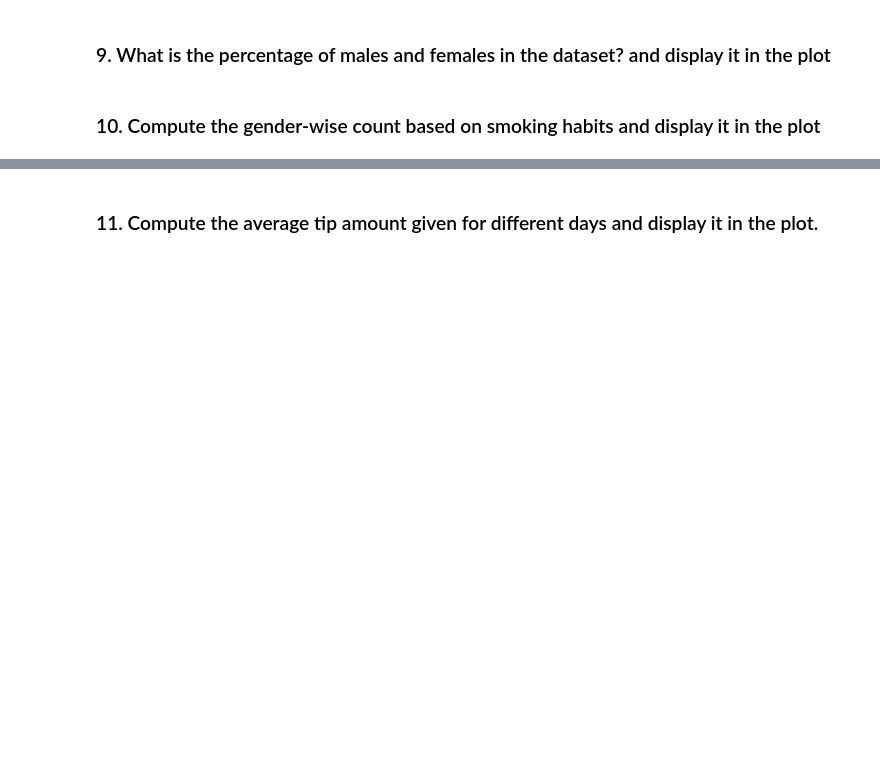
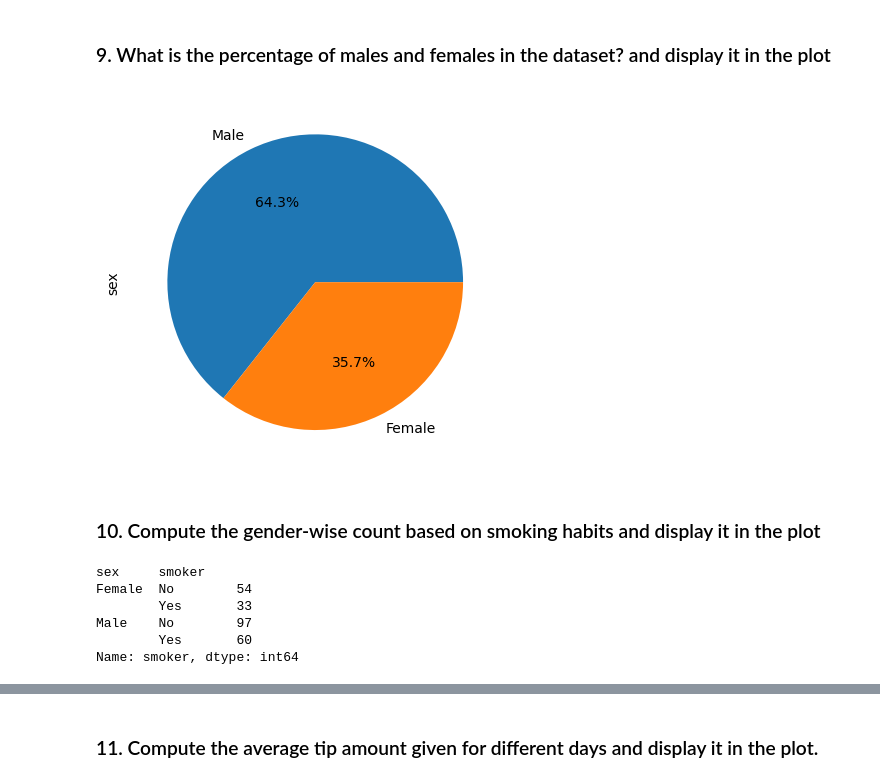
Before and after one commit to GowdthamMS/Gowdtham_M_S-Lab2_Python_for_DS, a Jupyter notebook: Lab 2 - Problem Statement (Python for DS).ipynb, the cells around one changed output, grey strips where cells are left out. Saved outputs shown, nothing was run; the diff lists cells and outputs as text; code cells hidden in the pictures; blank space fills up the shorter version.

```diff
--- a/Lab 2 - Problem Statement (Python for DS).ipynb
+++ b/Lab 2 - Problem Statement (Python for DS).ipynb
@@ -94,9 +146,19 @@ plt.show()
 # %% [markdown]
 ### 9. What is the percentage of males and females in the dataset? and display it in the plot
 # %%
-df['sex'].value_counts(normalize=True).plot()
+df['sex'].value_counts().plot(kind='pie', autopct='%1.1f%%')
+plt.show()
+# %% [output]
+[figure, added]
 # %% [markdown]
 ### 10. Compute the gender-wise count based on smoking habits and display it in the plot
 # %%
-df.groupby('sex']['amoker').value_counts()
+df.groupby('sex')['smoker'].value_counts()
+# %% [output]
+sex     smoker
+Female  No        54
+        Yes       33
+Male    No        97
+        Yes       60
+Name: smoker, dtype: int64
 # %%
```
Also changed, not shown: parts of 42 cells of this notebook.
